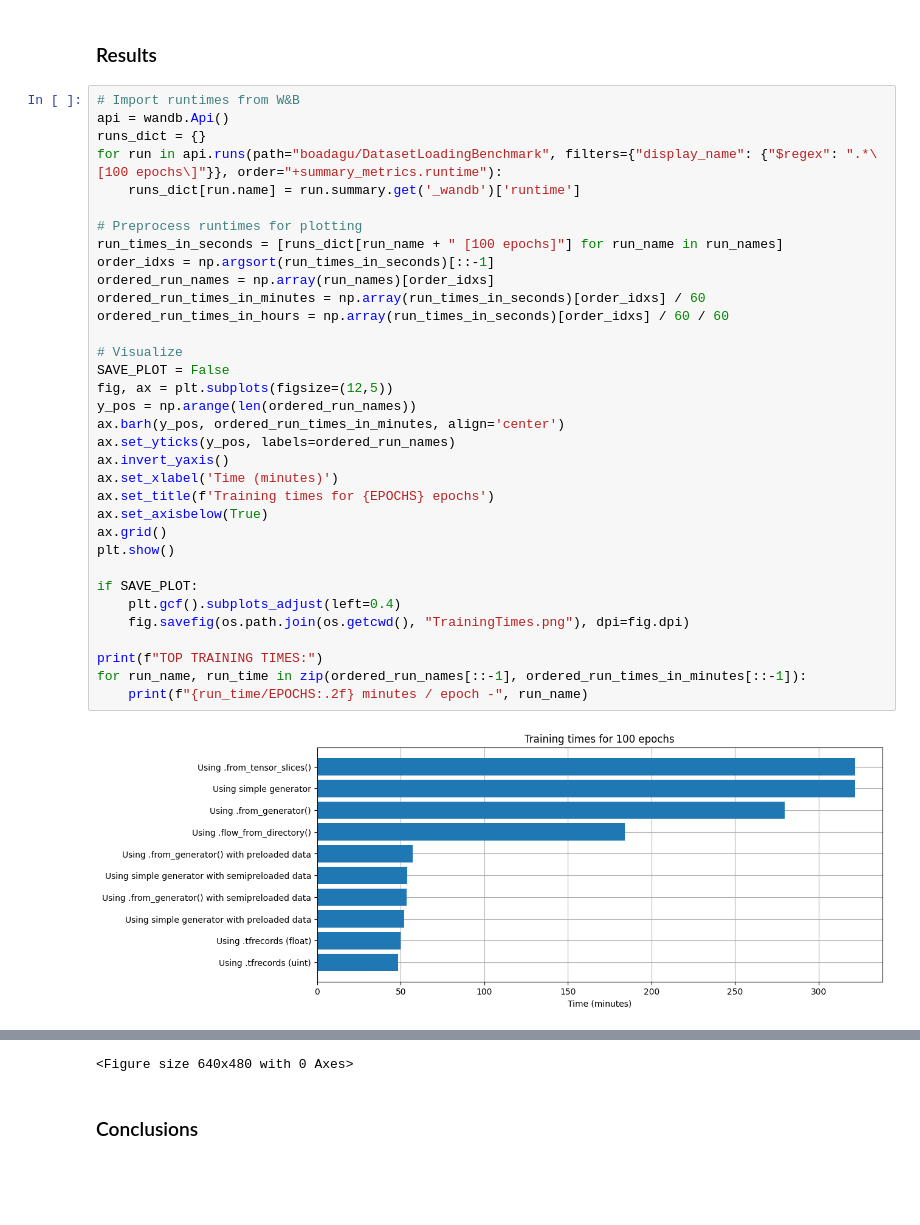
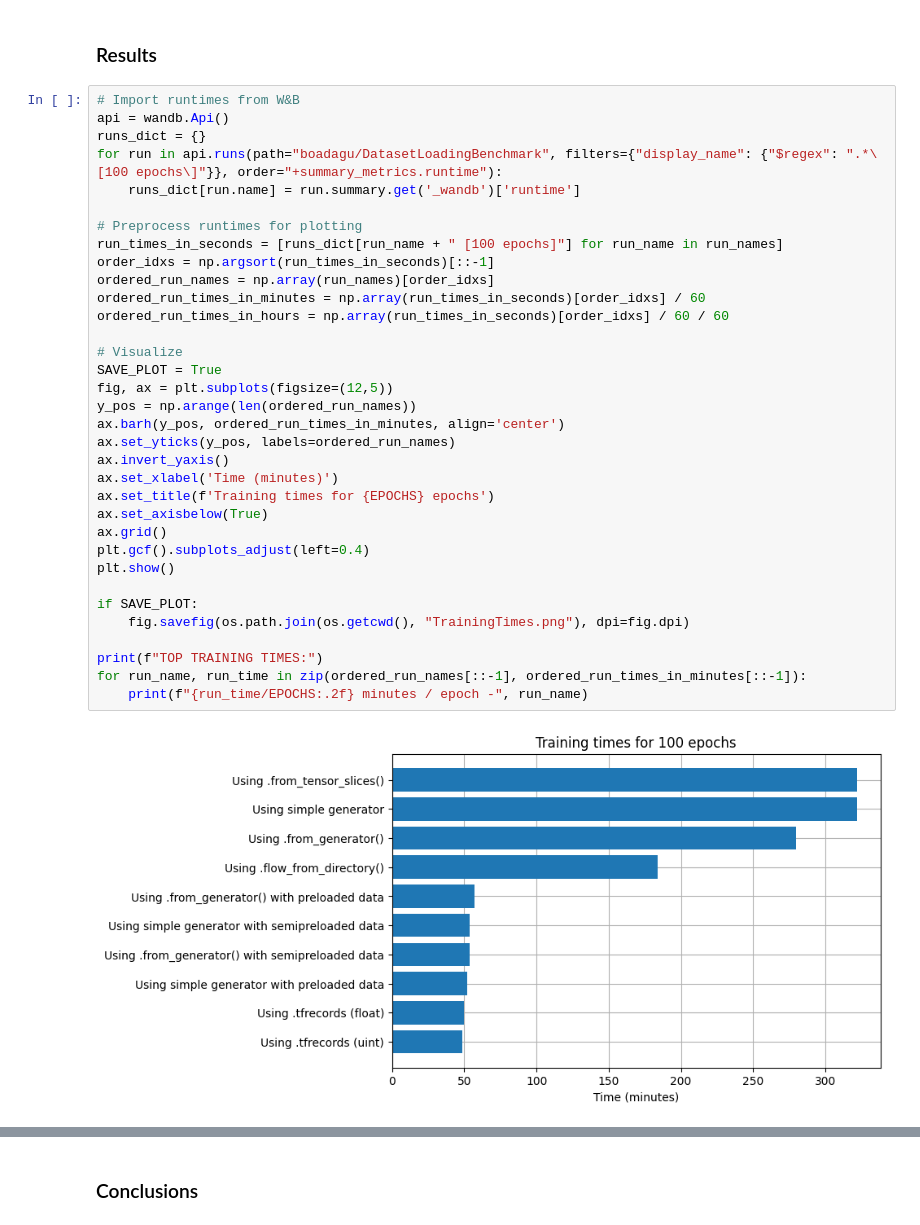
Before and after one commit to guillemboada/Loading-Benchmark, a Jupyter notebook: DatasetLoadingBenchmark.ipynb, the cells around one changed output, grey strips where cells are left out. Drawn from its saved outputs; the diff is of its cells as text; blank space fills up the shorter version.

```diff
--- a/DatasetLoadingBenchmark.ipynb
+++ b/DatasetLoadingBenchmark.ipynb
@@ -248,36 +248,36 @@ api = wandb.Api()
 runs_dict = {}
 for run in api.runs(path="boadagu/DatasetLoadingBenchmark", filters={"display_name": {"$regex": ".*\[100 epochs\]"}}, order="+summary_metrics.runtime"):
     runs_dict[run.name] = run.summary.get('_wandb')['runtime']
 
 # Preprocess runtimes for plotting
 run_times_in_seconds = [runs_dict[run_name + " [100 epochs]"] for run_name in run_names]
 order_idxs = np.argsort(run_times_in_seconds)[::-1]
 ordered_run_names = np.array(run_names)[order_idxs]
 ordered_run_times_in_minutes = np.array(run_times_in_seconds)[order_idxs] / 60
 ordered_run_times_in_hours = np.array(run_times_in_seconds)[order_idxs] / 60 / 60
 
 # Visualize
-SAVE_PLOT = False
+SAVE_PLOT = True
 fig, ax = plt.subplots(figsize=(12,5))
 y_pos = np.arange(len(ordered_run_names))
 ax.barh(y_pos, ordered_run_times_in_minutes, align='center')
 ax.set_yticks(y_pos, labels=ordered_run_names)
 ax.invert_yaxis()
 ax.set_xlabel('Time (minutes)')
 ax.set_title(f'Training times for {EPOCHS} epochs')
 ax.set_axisbelow(True)
 ax.grid()
+plt.gcf().subplots_adjust(left=0.4)
 plt.show()
 
 if SAVE_PLOT:
-    plt.gcf().subplots_adjust(left=0.4)
     fig.savefig(os.path.join(os.getcwd(), "TrainingTimes.png"), dpi=fig.dpi)
 
 print(f"TOP TRAINING TIMES:")
 for run_name, run_time in zip(ordered_run_names[::-1], ordered_run_times_in_minutes[::-1]):
     print(f"{run_time/EPOCHS:.2f} minutes / epoch -", run_name)
 # %% [output]
-[figure, old version]
+[figure, new version]
 TOP TRAINING TIMES:
 0.49 minutes / epoch - Using .tfrecords (uint)
 0.50 minutes / epoch - Using .tfrecords (float)
@@ -289,7 +289,6 @@ TOP TRAINING TIMES:
 2.80 minutes / epoch - Using .from_generator()
 3.22 minutes / epoch - Using simple generator
 3.22 minutes / epoch - Using .from_tensor_slices()
-<Figure size 640x480 with 0 Axes>
 # %% [markdown]
 ### Conclusions
 # %% [markdown]
```
